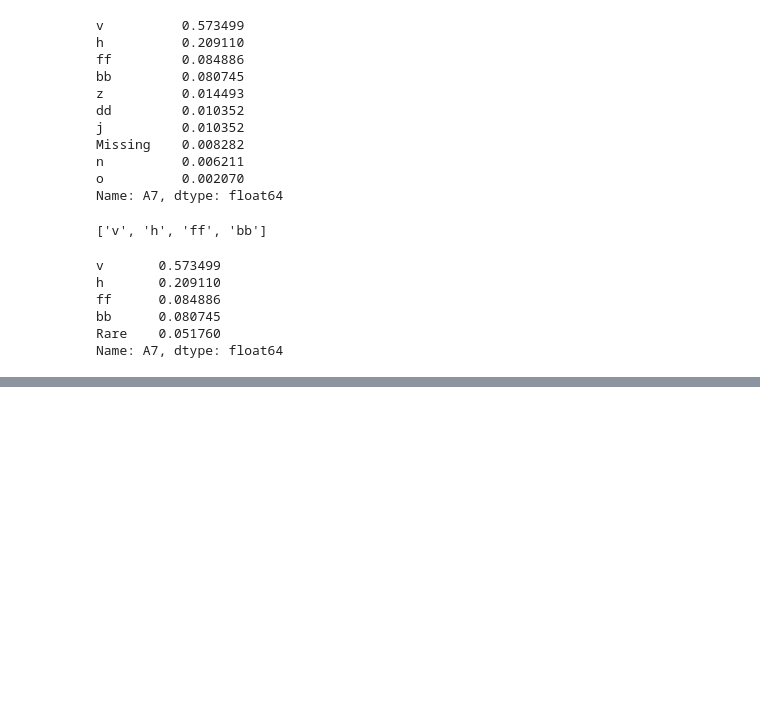
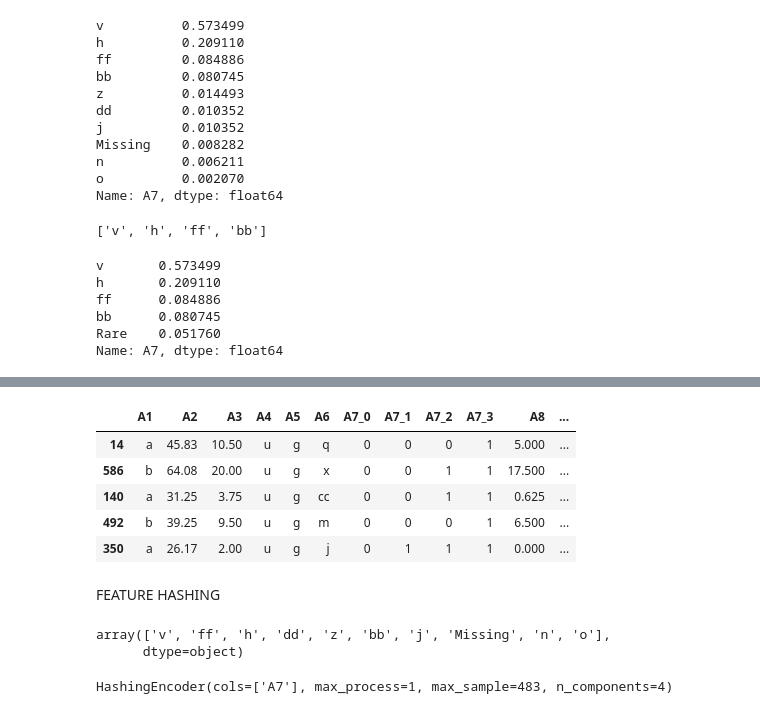
Before and after one commit to Chirag314/Feature-Engineering, a Jupyter notebook: Feature_Engineering_practise.ipynb, the cells around one changed output, grey strips where cells are left out. Cells and saved outputs as stored; diff of their text form; code cells hidden in the pictures; blank space fills up the shorter version.

```diff
--- a/Feature_Engineering_practise.ipynb
+++ b/Feature_Engineering_practise.ipynb
@@ -1051,0 +1052,3 @@ Name: A7, dtype: float64
+# %%
+data=pd.read_csv('creditApprovalUCI.csv')
+X_train,X_test,y_train,y_test=train_test_split(data.drop(['A16'],axis=1),data['A16'],test_size=0.3,random_state=0)
@@ -1051,0 +1060,3 @@ Name: A7, dtype: float64
+# %%
+encoder=BinaryEncoder(cols=['A7'],drop_invariant=True)
+encoder.fit(X_train)
@@ -1051,0 +1079,13 @@ Name: A7, dtype: float64
+# %%
+X_train_enc=encoder.transform(X_train)
+X_test_enc=encoder.transform(X_test)
+X_test_enc.head()
+# %% [output]
+|  | A1 | A2 | A3 | A4 | A5 | A6 | A7_0 | A7_1 | A7_2 | A7_3 | A8 | ... |
+| 14 | a | 45.83 | 10.50 | u | g | q | 0 | 0 | 0 | 1 | 5.000 | ... |
+| 586 | b | 64.08 | 20.00 | u | g | x | 0 | 0 | 1 | 1 | 17.500 | ... |
+| 140 | a | 31.25 | 3.75 | u | g | cc | 0 | 0 | 1 | 1 | 0.625 | ... |
+| 492 | b | 39.25 | 9.50 | u | g | m | 0 | 0 | 0 | 1 | 6.500 | ... |
+| 350 | a | 26.17 | 2.00 | u | g | j | 0 | 1 | 1 | 1 | 0.000 | ... |
+# %% [markdown]
+FEATURE HASHING
@@ -1051,0 +1096,10 @@ Name: A7, dtype: float64
+# %%
+X_train['A7'].unique()
+# %% [output]
+array(['v', 'ff', 'h', 'dd', 'z', 'bb', 'j', 'Missing', 'n', 'o'],
+      dtype=object)
+# %%
+encoder=HashingEncoder(cols=['A7'],n_components=4)
+encoder.fit(X_train)
+# %% [output]
+HashingEncoder(cols=['A7'], max_process=1, max_sample=483, n_components=4)
```
Also changed, not shown: parts of 11 cells of this notebook.
